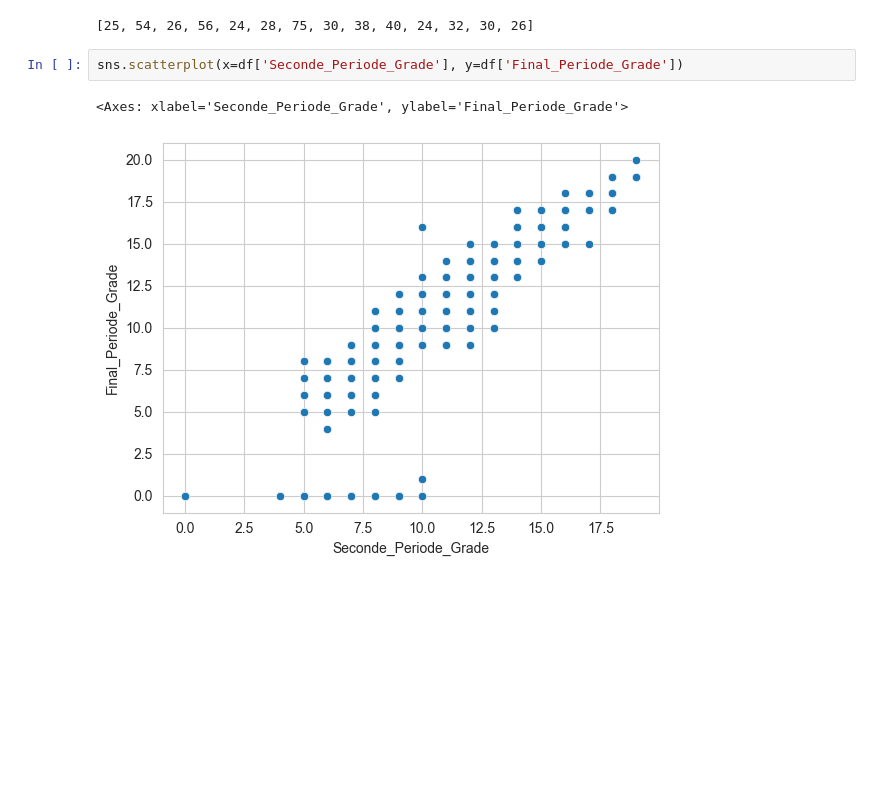
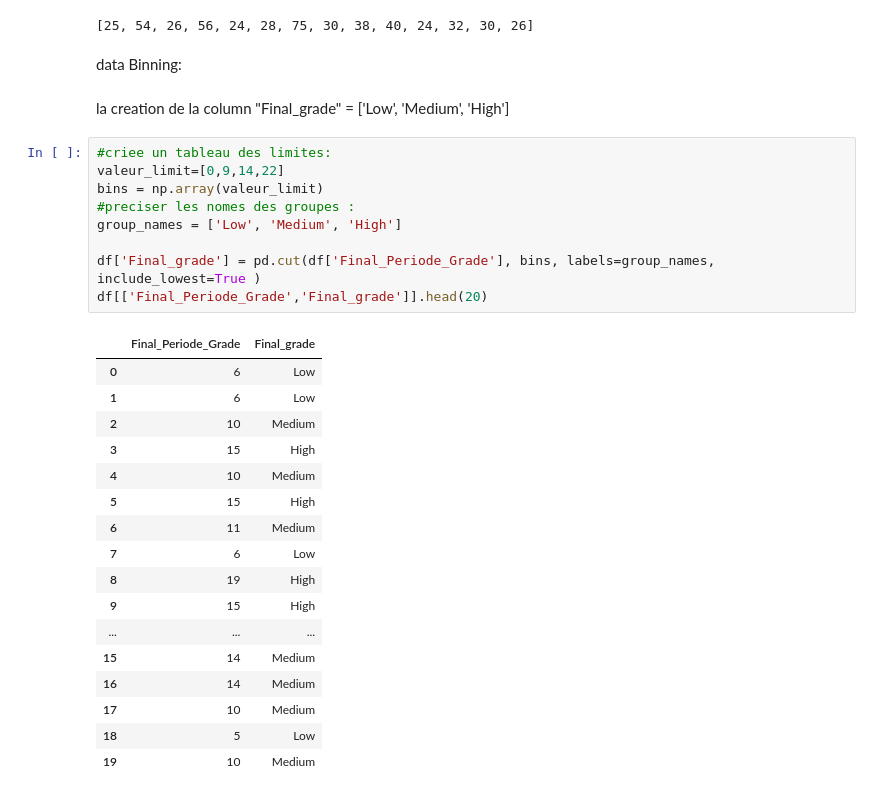
Before and after one commit to AyoubSamy/performance_student_analysis_project, a Jupyter notebook: notebook/notbook1.ipynb, the cells around one changed output. Drawn from its saved outputs; the diff is of its cells as text; blank space fills up the shorter version.

Commit message:
le 08/03/2024
pretraitement againe (agregate some column )

```diff
--- a/notebook/notbook1.ipynb
+++ b/notebook/notbook1.ipynb
@@ -219,8 +222,34 @@ def detect_outliers(data):
 print(detect_outliers(df['Abscence']))
 # %% [output]
 [25, 54, 26, 56, 24, 28, 75, 30, 38, 40, 24, 32, 30, 26]
-# %%
-sns.scatterplot(x=df['Seconde_Periode_Grade'], y=df['Final_Periode_Grade'])
-# %% [output]
-<Axes: xlabel='Seconde_Periode_Grade', ylabel='Final_Periode_Grade'>
-[figure, removed]
+# %% [markdown]
+data  Binning:
+# %% [markdown]
+la creation de la column "Final_grade" = ['Low', 'Medium', 'High']
+# %%
+#criee un tableau des limites:
+valeur_limit=[0,9,14,22]
+bins = np.array(valeur_limit)
+#preciser les nomes des groupes :
+group_names = ['Low', 'Medium', 'High']
+
+df['Final_grade'] = pd.cut(df['Final_Periode_Grade'], bins, labels=group_names, include_lowest=True )
+df[['Final_Periode_Grade','Final_grade']].head(20)
+# %% [output]
+|  | Final_Periode_Grade | Final_grade |
+| 0 | 6 | Low |
+| 1 | 6 | Low |
+| 2 | 10 | Medium |
+| 3 | 15 | High |
+| 4 | 10 | Medium |
+| 5 | 15 | High |
+| 6 | 11 | Medium |
+| 7 | 6 | Low |
+| 8 | 19 | High |
+| 9 | 15 | High |
+| ... | ... | ... |
+| 15 | 14 | Medium |
+| 16 | 14 | Medium |
+| 17 | 10 | Medium |
+| 18 | 5 | Low |
+| 19 | 10 | Medium |
```
Also changed, not shown: parts of 10 cells of this notebook.
